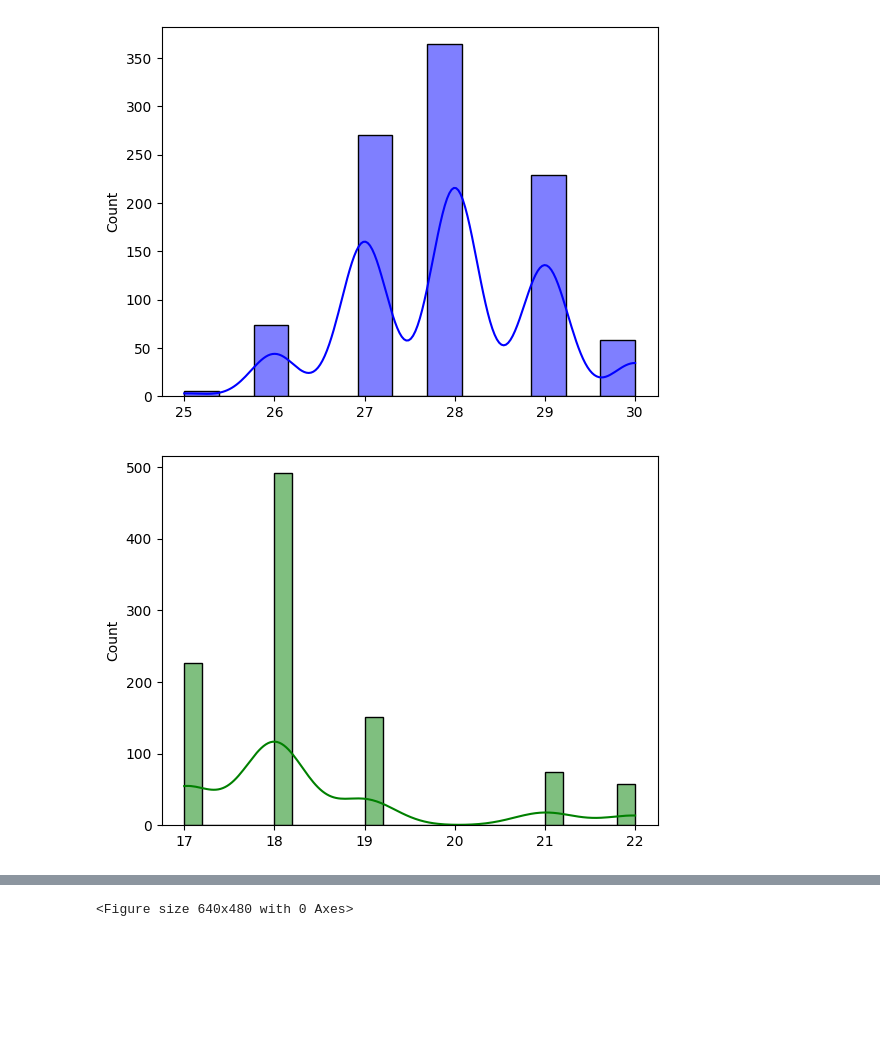
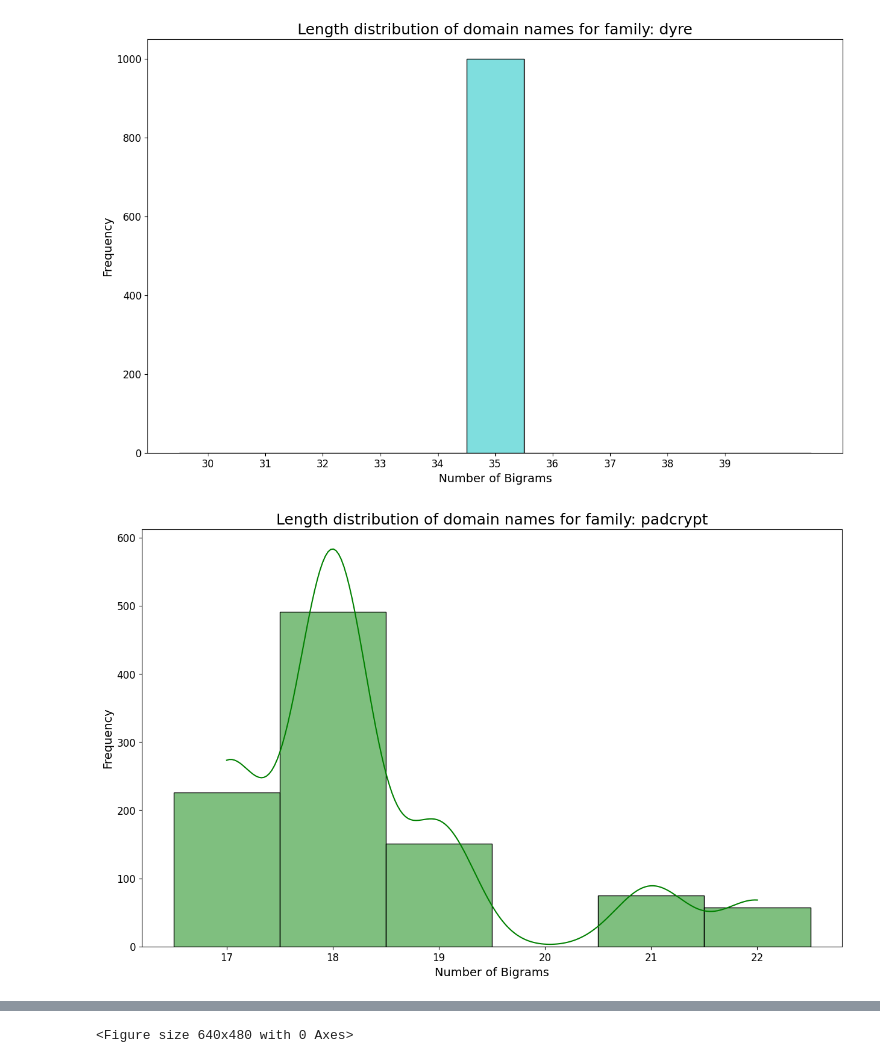
Before and after one commit to S1107327/datascience, a Jupyter notebook: Desc_analysis.ipynb, the cells around one changed output, grey strips where cells are left out. Saved outputs shown, nothing was run; the diff lists cells and outputs as text; code cells hidden in the pictures; blank space fills up the shorter version.

```diff
--- a/Desc_analysis.ipynb
+++ b/Desc_analysis.ipynb
@@ -32,27 +33,43 @@ def fasttextPreTrained(vecfile):
     return embeddings_index
 # %%
 def run_length():
-    dataset = pd.read_csv(f'{base_path}/example_dataset.csv')
+    dataset = pd.read_csv(f'example_dataset.csv')
     families = set(dataset["label_multiclass"])
-    colors=["b", "g", "r", "y", "c"]
+    colors=["c", "g", "r", "orange", "b"]
     for family, color in zip(families, colors):
         dataset_to_study = dataset[dataset["label_multiclass"] == family]
         domain_names_to_study = dataset_to_study["bigrams"]
         lengths = [len(name.split()) for name in domain_names_to_study]
         '''
+        length_dict = dict(Counter(length for length in lengths))
+        print(length_dict)
         plt.hist(lengths, color=color)
         plt.title(family)
         plt.xlabel("number of bigrams")
         plt.ylabel("frequency")
         plt.show()
         '''
-        sns.histplot(lengths, kde=True, color=color)
-        figure=plt.gcf()
+        if family == "dyre":
+            sns.histplot(lengths, kde=True, discrete=True, color=color, binrange=(30,40))
+            figure=plt.gcf()
+            plt.xticks(np.arange(30, 40, step=1))
+        else:
+            sns.histplot(lengths, kde=True, discrete=True, color=color)
+            figure=plt.gcf()
+            plt.xticks(np.arange(np.min(lengths), np.max(lengths)+1, step=1))
+        figure.set_size_inches(15, 9)
+        plt.title(f"Length distribution of domain names for family: {family}", fontsize=18)
+        plt.xticks(rotation=0, fontsize=12)
+        plt.yticks(fontsize=12)
+        plt.xlabel("Number of Bigrams", fontsize=14)
+        plt.ylabel("Frequency", fontsize=14)
+        figure.savefig(f"{family}")
         plt.show()
         plt.clf()
 
 
+
 run_length()
 # %% [output]
-[figure, old version]
+[figure, new version]
-[figure, old version]
+[figure, new version]
```
Also changed, not shown: parts of 3 cells of this notebook, 2 other files.
